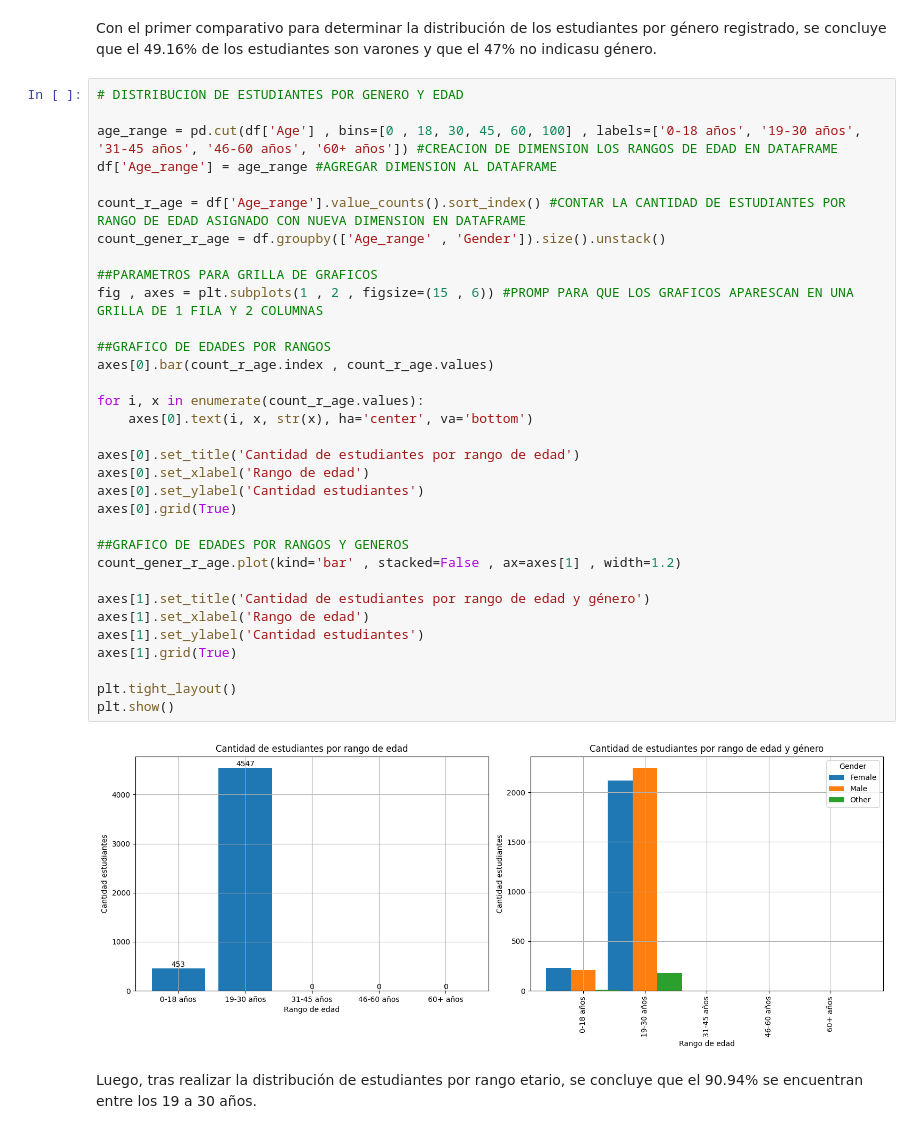
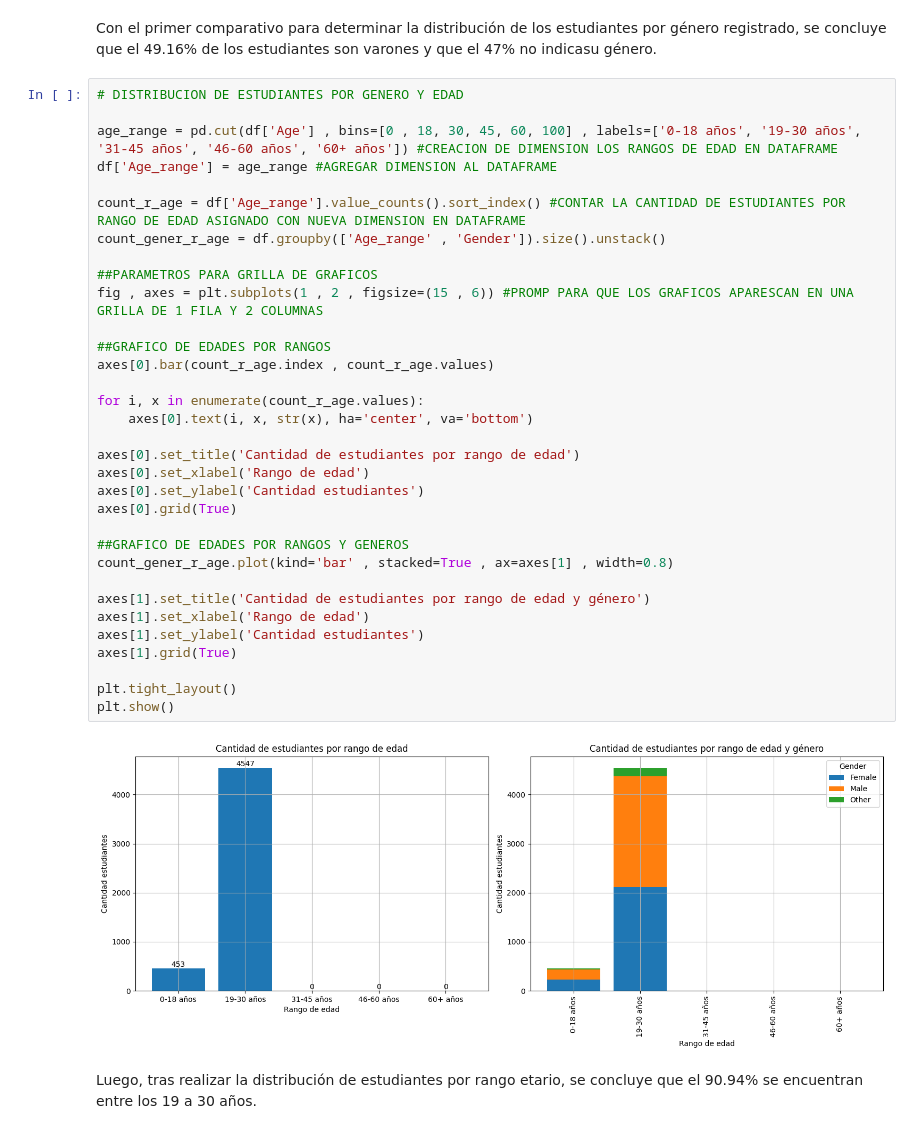
Before and after one commit to dangulosum/Data_science_1, a Jupyter notebook: ProyectoDS_Diego_Angulo.ipynb, the cells around one changed output. Drawn from its saved outputs; the diff is of its cells as text.

```diff
--- a/ProyectoDS_Diego_Angulo.ipynb
+++ b/ProyectoDS_Diego_Angulo.ipynb
@@ -175,34 +175,34 @@ Con el primer comparativo para determinar la distribución de los estudiantes po
 age_range = pd.cut(df['Age'] , bins=[0 , 18, 30, 45, 60, 100] , labels=['0-18 años', '19-30 años', '31-45 años', '46-60 años', '60+ años']) #CREACION DE DIMENSION LOS RANGOS DE EDAD EN DATAFRAME
 df['Age_range'] = age_range #AGREGAR DIMENSION AL DATAFRAME
 
 count_r_age = df['Age_range'].value_counts().sort_index() #CONTAR LA CANTIDAD DE ESTUDIANTES POR RANGO DE EDAD ASIGNADO CON NUEVA DIMENSION EN DATAFRAME
 count_gener_r_age = df.groupby(['Age_range' , 'Gender']).size().unstack()
 
 ##PARAMETROS PARA GRILLA DE GRAFICOS
 fig , axes = plt.subplots(1 , 2 , figsize=(15 , 6)) #PROMP PARA QUE LOS GRAFICOS APARESCAN EN UNA GRILLA DE 1 FILA Y 2 COLUMNAS
 
 ##GRAFICO DE EDADES POR RANGOS
 axes[0].bar(count_r_age.index , count_r_age.values)
 
 for i, x in enumerate(count_r_age.values):
     axes[0].text(i, x, str(x), ha='center', va='bottom')
 
 axes[0].set_title('Cantidad de estudiantes por rango de edad')
 axes[0].set_xlabel('Rango de edad')
 axes[0].set_ylabel('Cantidad estudiantes')
 axes[0].grid(True)
 
 ##GRAFICO DE EDADES POR RANGOS Y GENEROS
-count_gener_r_age.plot(kind='bar' , stacked=False , ax=axes[1] , width=1.2)
+count_gener_r_age.plot(kind='bar' , stacked=True , ax=axes[1] , width=0.8)
 
 axes[1].set_title('Cantidad de estudiantes por rango de edad y género')
 axes[1].set_xlabel('Rango de edad')
 axes[1].set_ylabel('Cantidad estudiantes')
 axes[1].grid(True)
 
 plt.tight_layout()
 plt.show()
 # %% [output]
-[figure, old version]
+[figure, new version]
 # %% [markdown]
 Luego, tras realizar la distribución de estudiantes por rango etario, se concluye que el 90.94% se encuentran entre los 19 a 30 años.
```
